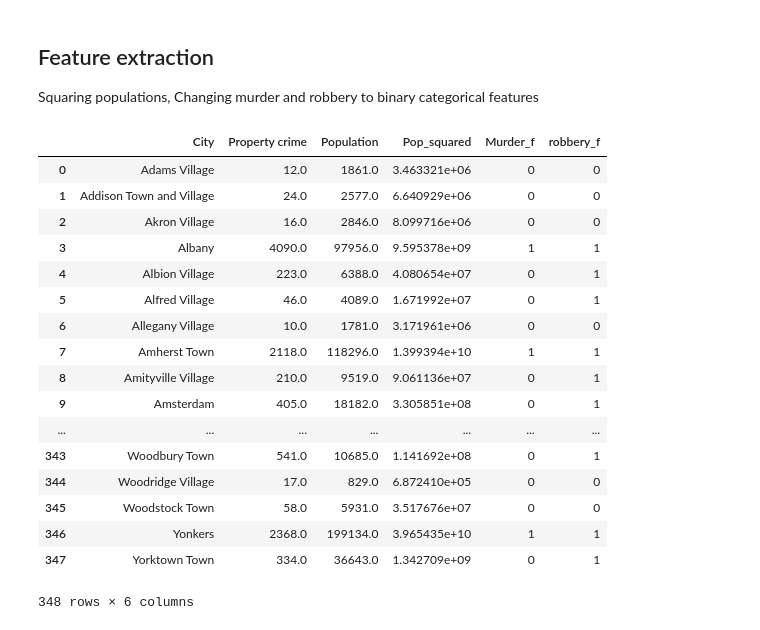
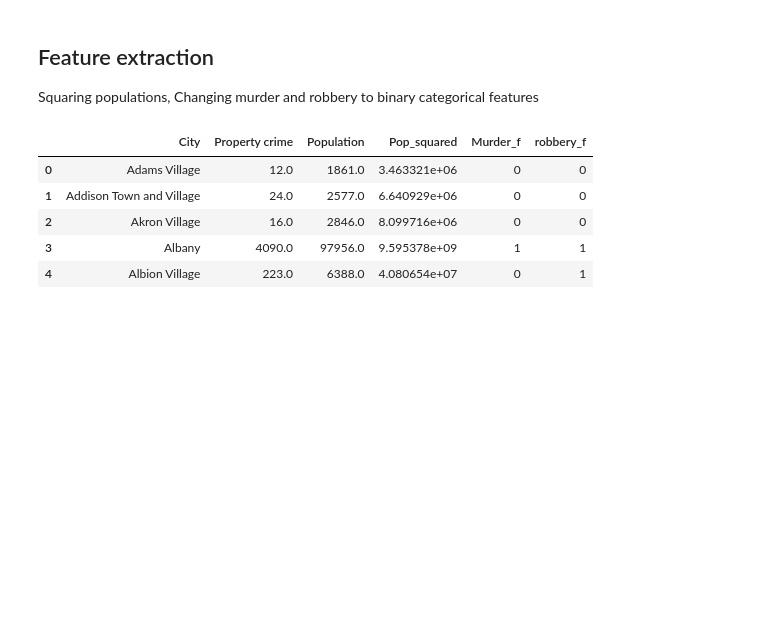
Before and after one commit to Audio88/Linear_regression_data_prep, a Jupyter notebook: Linear_regression_data_prep.ipynb, the cells around one changed output. Saved outputs shown, nothing was run; the diff lists cells and outputs as text; code cells hidden in the pictures; blank space fills up the shorter version.

```diff
--- a/Linear_regression_data_prep.ipynb
+++ b/Linear_regression_data_prep.ipynb
@@ -50,23 +57,13 @@ df['Pop_squared'] = df['Population'] * df['Population']
 df['Murder_f'] = np.where((df['Murder'] == 0), 0, 1)
 df['robbery_f']  = np.where((df['Robbery'] == 0), 0, 1)
 # %%
-df[['City', 'Property crime', 'Population', 'Pop_squared', 'Murder_f', 'robbery_f']]
+#Reducing columns
+df = df[['City', 'Property crime', 'Population', 'Pop_squared', 'Murder_f', 'robbery_f']]
+df.head()
 # %% [output]
 |  | City | Property crime | Population | Pop_squared | Murder_f | robbery_f |
 | 0 | Adams Village | 12.0 | 1861.0 | 3.463321e+06 | 0 | 0 |
 | 1 | Addison Town and Village | 24.0 | 2577.0 | 6.640929e+06 | 0 | 0 |
 | 2 | Akron Village | 16.0 | 2846.0 | 8.099716e+06 | 0 | 0 |
 | 3 | Albany | 4090.0 | 97956.0 | 9.595378e+09 | 1 | 1 |
 | 4 | Albion Village | 223.0 | 6388.0 | 4.080654e+07 | 0 | 1 |
-| 5 | Alfred Village | 46.0 | 4089.0 | 1.671992e+07 | 0 | 1 |
-| 6 | Allegany Village | 10.0 | 1781.0 | 3.171961e+06 | 0 | 0 |
-| 7 | Amherst Town | 2118.0 | 118296.0 | 1.399394e+10 | 1 | 1 |
-| 8 | Amityville Village | 210.0 | 9519.0 | 9.061136e+07 | 0 | 1 |
-| 9 | Amsterdam | 405.0 | 18182.0 | 3.305851e+08 | 0 | 1 |
-| ... | ... | ... | ... | ... | ... | ... |
-| 343 | Woodbury Town | 541.0 | 10685.0 | 1.141692e+08 | 0 | 1 |
-| 344 | Woodridge Village | 17.0 | 829.0 | 6.872410e+05 | 0 | 0 |
-| 345 | Woodstock Town | 58.0 | 5931.0 | 3.517676e+07 | 0 | 0 |
-| 346 | Yonkers | 2368.0 | 199134.0 | 3.965435e+10 | 1 | 1 |
-| 347 | Yorktown Town | 334.0 | 36643.0 | 1.342709e+09 | 0 | 1 |
-348 rows × 6 columns
```
Also changed, not shown: parts of 1 cell of this notebook.
